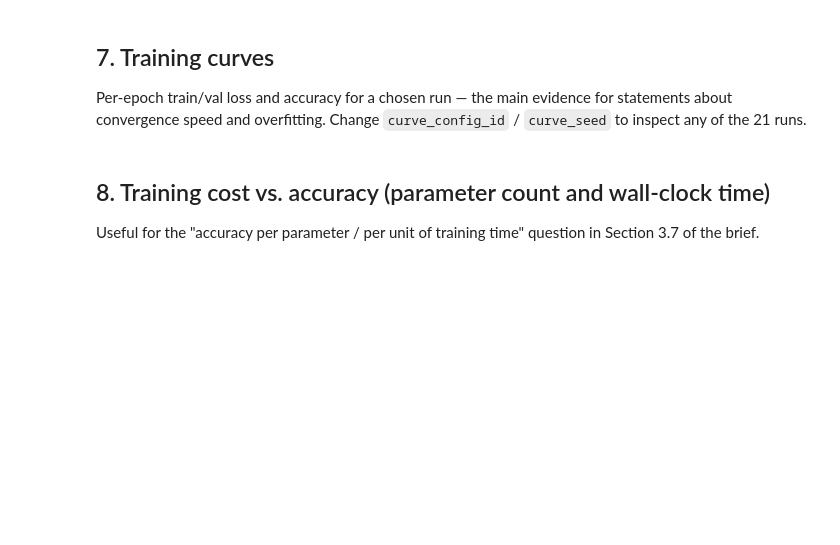
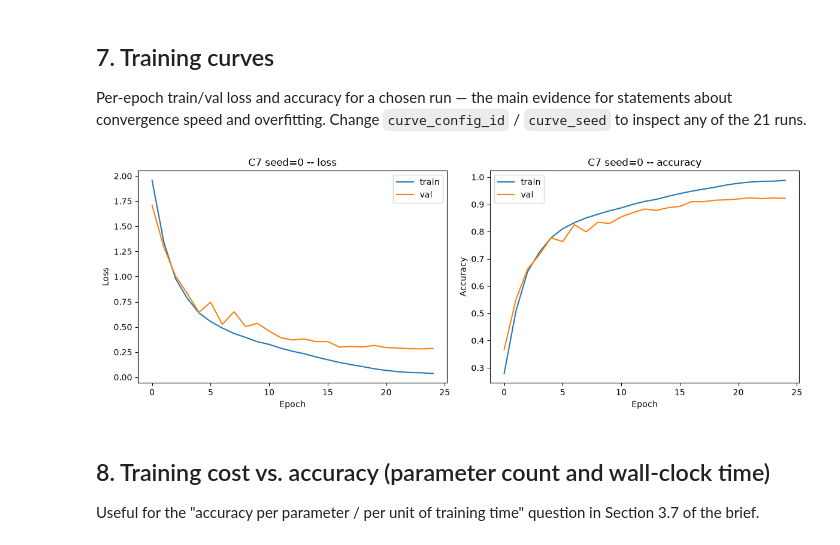
Before and after one commit to AngieAndia/DL-multi-class-ImageClassification, a Jupyter notebook: 03_results_aggregation.ipynb, the cells around one changed output. Cells and saved outputs as stored; diff of their text form; code cells hidden in the pictures; blank space fills up the shorter version.

```diff
--- a/03_results_aggregation.ipynb
+++ b/03_results_aggregation.ipynb
@@ -143,26 +211,28 @@ Per-epoch train/val loss and accuracy for a chosen run — the main evidence for
 about convergence speed and overfitting. Change `curve_config_id` / `curve_seed` to inspect any
 of the 21 runs.
 # %%
-curve_config_id = "C1"  # the baseline; change to inspect any other config
+curve_config_id = "C7"  # the baseline; change to inspect any other config
 curve_seed = 0
 
 row = df[(df["config_id"] == curve_config_id) & (df["seed"] == curve_seed)].iloc[0]
 history = row["history"]
 
 fig, axes = plt.subplots(1, 2, figsize=(12, 4.5))
 axes[0].plot(history["train_loss"], label="train")
 axes[0].plot(history["val_loss"], label="val")
 axes[0].set_xlabel("Epoch"); axes[0].set_ylabel("Loss"); axes[0].legend()
 axes[0].set_title(f"{curve_config_id} seed={curve_seed} -- loss")
 
 axes[1].plot(history["train_acc"], label="train")
 axes[1].plot(history["val_acc"], label="val")
 axes[1].set_xlabel("Epoch"); axes[1].set_ylabel("Accuracy"); axes[1].legend()
 axes[1].set_title(f"{curve_config_id} seed={curve_seed} -- accuracy")
 
 plt.tight_layout()
 plt.savefig(f"training_curves_{curve_config_id}_seed{curve_seed}.png", dpi=150)
 plt.show()
+# %% [output]
+[figure, added]
 # %% [markdown]
 ## 8. Training cost vs. accuracy (parameter count and wall-clock time)
 
```
Also changed, not shown: parts of 11 cells of this notebook, 15 other files.
